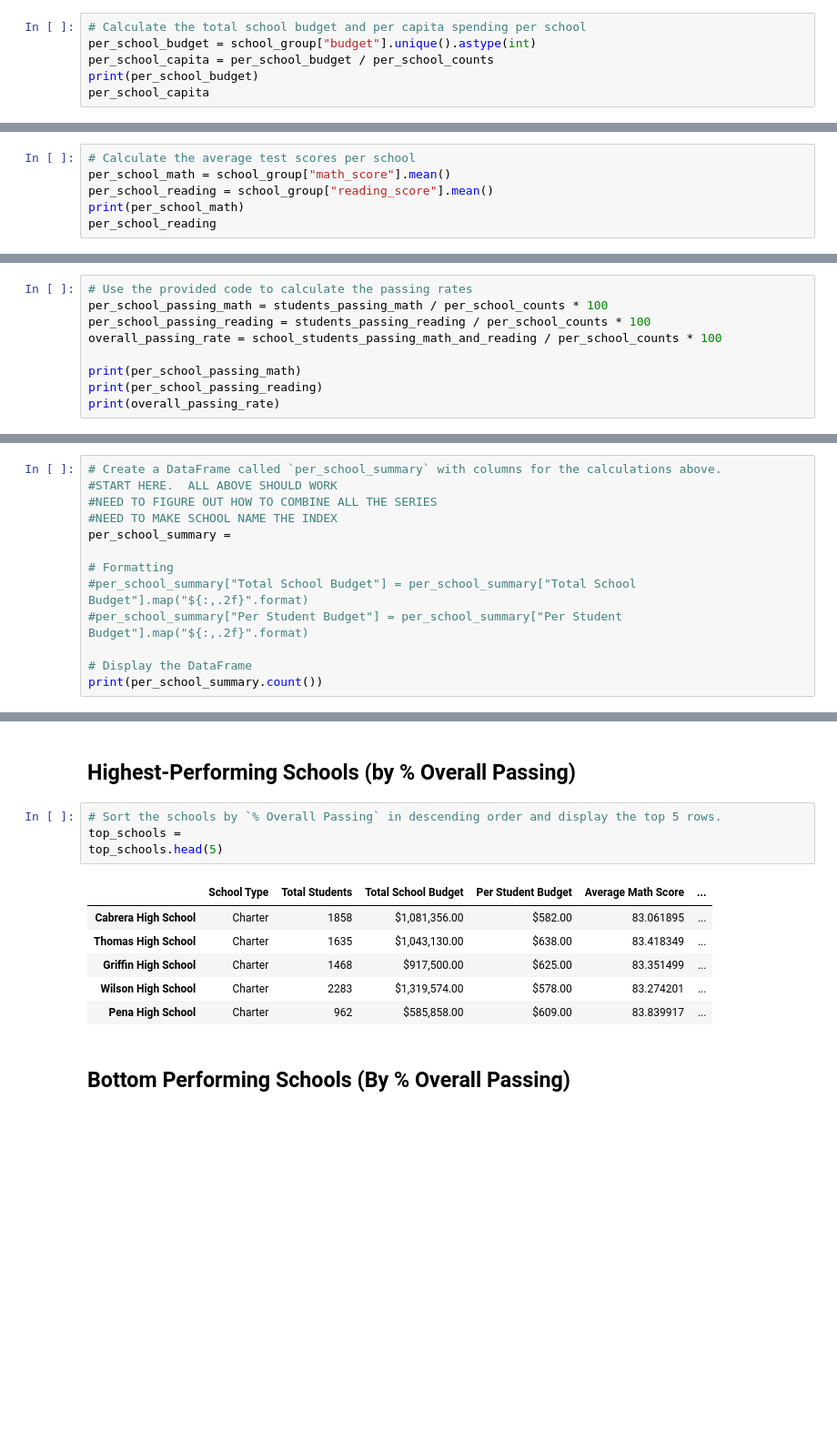
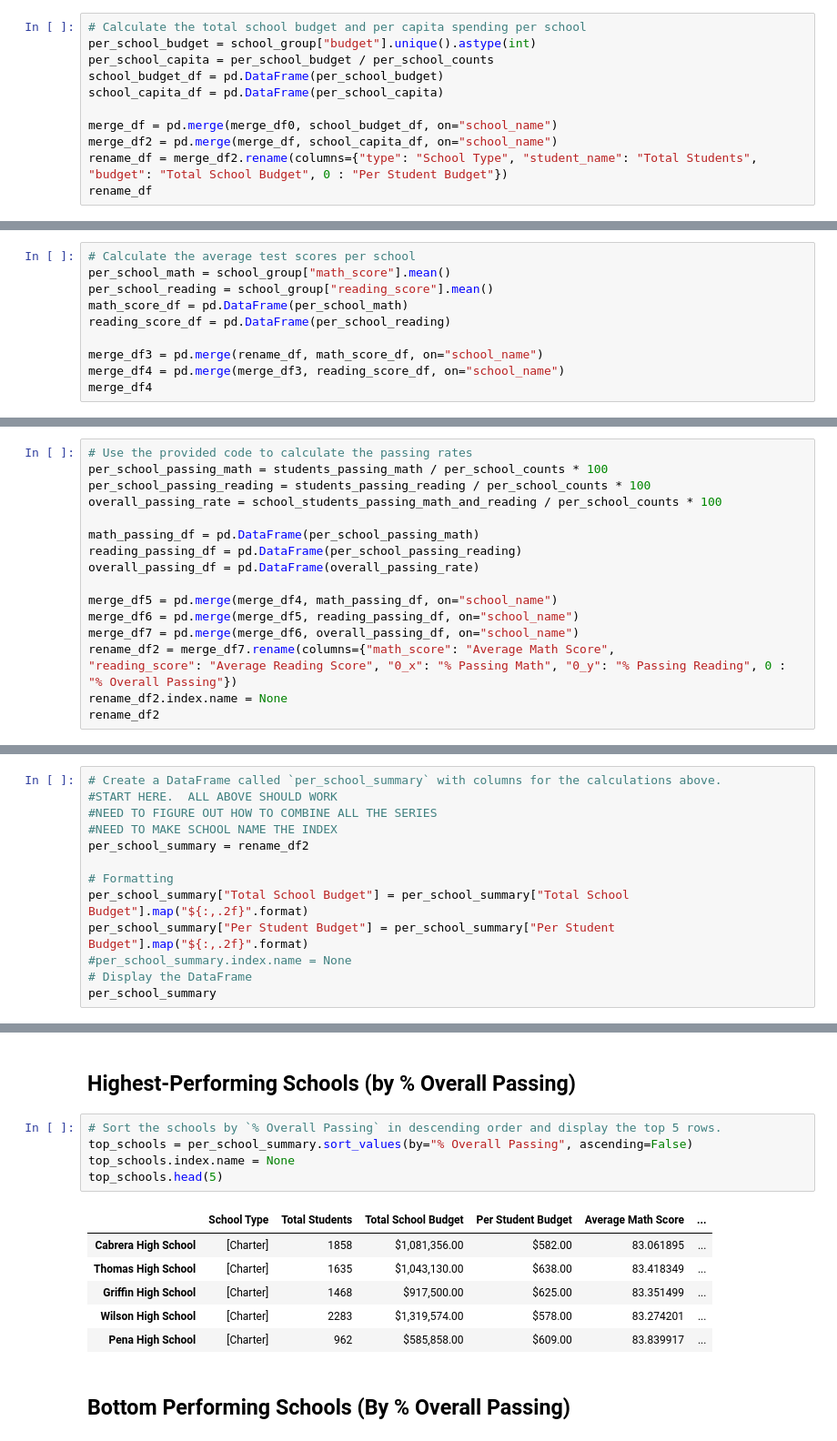
Before and after one commit to lathamlm/pandas-challenge, a Jupyter notebook: PyCitySchools/PyCitySchools_starter.ipynb, the cells around one changed output, grey strips where cells are left out. Shown: that part at 91% size. Saved outputs shown, nothing was run; the diff lists cells and outputs as text; blank space fills up the shorter version.

Commit message:
updated through math_scores_by_grade

```diff
--- a/PyCitySchools/PyCitySchools_starter.ipynb
+++ b/PyCitySchools/PyCitySchools_starter.ipynb
@@ -163,6 +167,11 @@ Name: student_name, dtype: int64
 # Calculate the total school budget and per capita spending per school
 per_school_budget = school_group["budget"].unique().astype(int)
 per_school_capita = per_school_budget / per_school_counts
-print(per_school_budget)
-per_school_capita
+school_budget_df = pd.DataFrame(per_school_budget)
+school_capita_df = pd.DataFrame(per_school_capita)
+
+merge_df = pd.merge(merge_df0, school_budget_df, on="school_name")
+merge_df2 = pd.merge(merge_df, school_capita_df, on="school_name")
+rename_df = merge_df2.rename(columns={"type": "School Type", "student_name": "Total Students", "budget": "Total School Budget", 0 : "Per Student Budget"})
+rename_df
 # %% [output]
@@ -204,6 +196,10 @@ dtype: float64
 # Calculate the average test scores per school
 per_school_math = school_group["math_score"].mean()
 per_school_reading = school_group["reading_score"].mean()
-print(per_school_math)
-per_school_reading
+math_score_df = pd.DataFrame(per_school_math)
+reading_score_df = pd.DataFrame(per_school_reading)
+
+merge_df3 = pd.merge(rename_df, math_score_df, on="school_name")
+merge_df4 = pd.merge(merge_df3, reading_score_df, on="school_name")
+merge_df4
 # %% [output]
@@ -319,7 +298,15 @@ per_school_passing_math = students_passing_math / per_school_counts * 100
 per_school_passing_reading = students_passing_reading / per_school_counts * 100
 overall_passing_rate = school_students_passing_math_and_reading / per_school_counts * 100
 
-print(per_school_passing_math)
-print(per_school_passing_reading)
-print(overall_passing_rate)
+math_passing_df = pd.DataFrame(per_school_passing_math)
+reading_passing_df = pd.DataFrame(per_school_passing_reading)
+overall_passing_df = pd.DataFrame(overall_passing_rate)
+
+merge_df5 = pd.merge(merge_df4, math_passing_df, on="school_name")
+merge_df6 = pd.merge(merge_df5, reading_passing_df, on="school_name")
+merge_df7 = pd.merge(merge_df6, overall_passing_df, on="school_name")
+rename_df2 = merge_df7.rename(columns={"math_score": "Average Math Score",
+"reading_score": "Average Reading Score", "0_x": "% Passing Math", "0_y": "% Passing Reading", 0 : "% Overall Passing"})
+rename_df2.index.name = None
+rename_df2
 # %% [output]
@@ -345,12 +331,12 @@ dtype: float64
 #START HERE.  ALL ABOVE SHOULD WORK
 #NEED TO FIGURE OUT HOW TO COMBINE ALL THE SERIES
 #NEED TO MAKE SCHOOL NAME THE INDEX
-per_school_summary =
+per_school_summary = rename_df2
 
 # Formatting
-#per_school_summary["Total School Budget"] = per_school_summary["Total School Budget"].map("${:,.2f}".format)
-#per_school_summary["Per Student Budget"] = per_school_summary["Per Student Budget"].map("${:,.2f}".format)
-
+per_school_summary["Total School Budget"] = per_school_summary["Total School Budget"].map("${:,.2f}".format)
+per_school_summary["Per Student Budget"] = per_school_summary["Per Student Budget"].map("${:,.2f}".format)
+#per_school_summary.index.name = None
 # Display the DataFrame
-print(per_school_summary.count())
+per_school_summary
 # %% [output]
@@ -375,15 +360,16 @@ Wright High School           1800       1800  1800  1800    1800
 ## Highest-Performing Schools (by % Overall Passing)
 # %%
 # Sort the schools by `% Overall Passing` in descending order and display the top 5 rows.
-top_schools =
+top_schools = per_school_summary.sort_values(by="% Overall Passing", ascending=False)
+top_schools.index.name = None
 top_schools.head(5)
 # %% [output]
 |  | School Type | Total Students | Total School Budget | Per Student Budget | Average Math Score | ... |
-| Cabrera High School | Charter | 1858 | $1,081,356.00 | $582.00 | 83.061895 | ... |
-| Thomas High School | Charter | 1635 | $1,043,130.00 | $638.00 | 83.418349 | ... |
-| Griffin High School | Charter | 1468 | $917,500.00 | $625.00 | 83.351499 | ... |
-| Wilson High School | Charter | 2283 | $1,319,574.00 | $578.00 | 83.274201 | ... |
-| Pena High School | Charter | 962 | $585,858.00 | $609.00 | 83.839917 | ... |
+| Cabrera High School | [Charter] | 1858 | $1,081,356.00 | $582.00 | 83.061895 | ... |
+| Thomas High School | [Charter] | 1635 | $1,043,130.00 | $638.00 | 83.418349 | ... |
+| Griffin High School | [Charter] | 1468 | $917,500.00 | $625.00 | 83.351499 | ... |
+| Wilson High School | [Charter] | 2283 | $1,319,574.00 | $578.00 | 83.274201 | ... |
+| Pena High School | [Charter] | 962 | $585,858.00 | $609.00 | 83.839917 | ... |
 # %% [markdown]
 ## Bottom Performing Schools (By % Overall Passing)
 # %%
```
Also changed, not shown: parts of 8 cells of this notebook.
